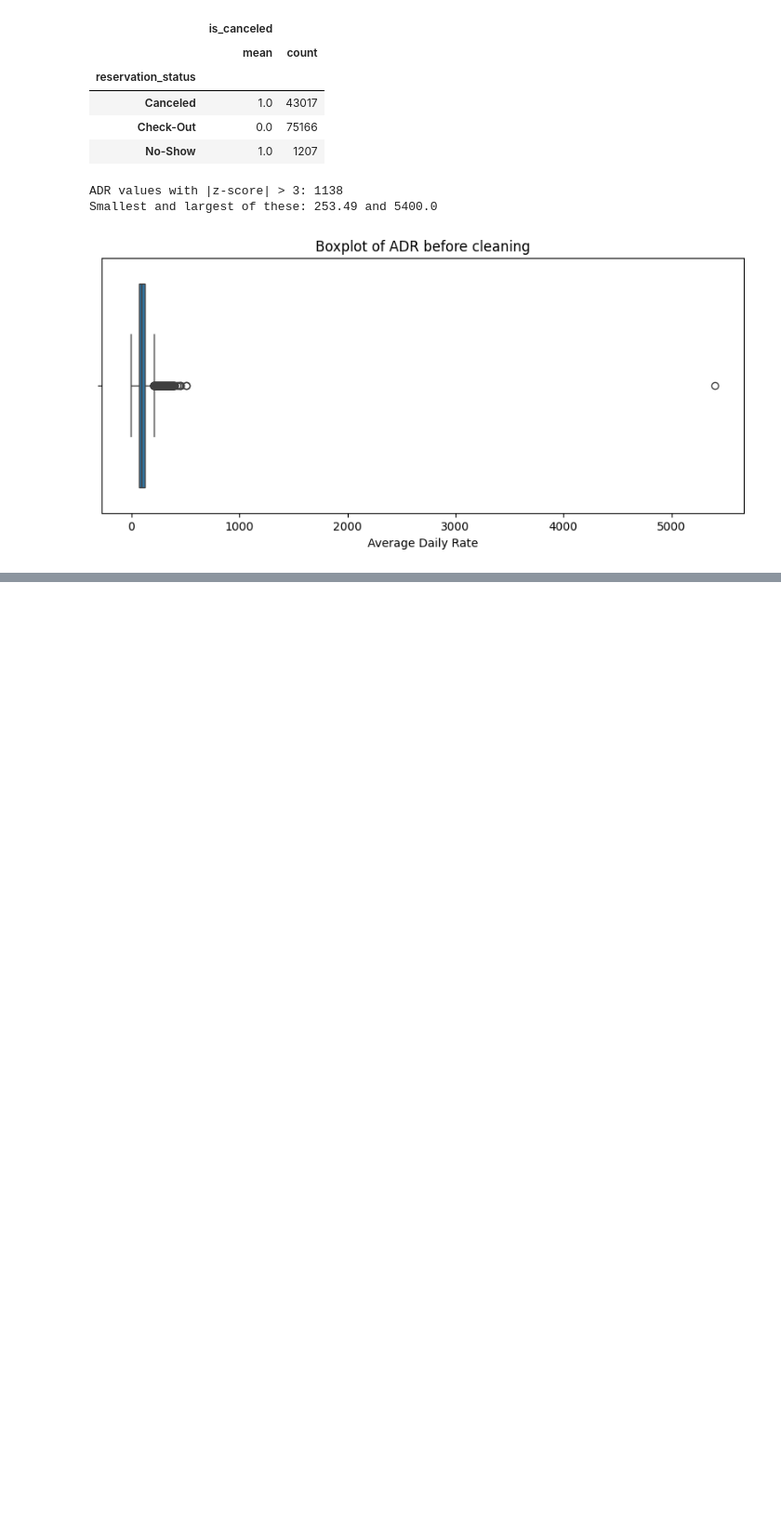
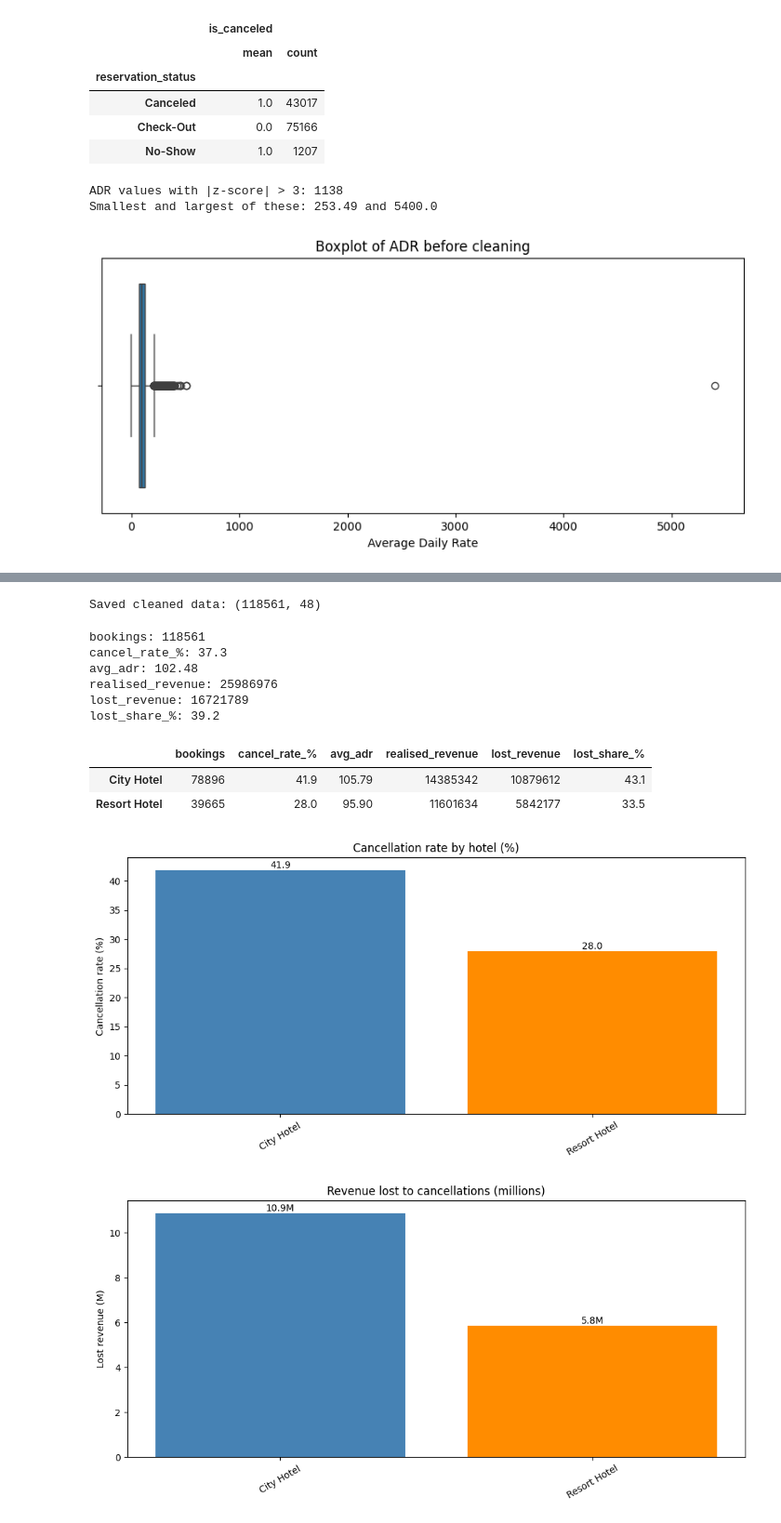
Before and after one commit to atticusptp-cloud/CAPSTONE, a Jupyter notebook: capstone_analysis.ipynb, the cells around one changed output, grey strips where cells are left out. Shown at 93% size. Drawn from its saved outputs; the diff is of its cells as text; code cells hidden in the pictures; blank space fills up the shorter version.

```diff
--- a/capstone_analysis.ipynb
+++ b/capstone_analysis.ipynb
@@ -191,3 +191,29 @@ plt.show()
 ADR values with |z-score| > 3: 1138
 Smallest and largest of these: 253.49 and 5400.0
 [figure]
+# %%
+rows_before = len(df)
+
+# 1. Fill missing values (fillna returns a new DataFrame, so df keeps the raw data)
+clean = df.fillna({"children": 0, "country": "Unknown", "agent": 0, "company": 0})
+
+# 2. Flags for bookings made through an agent / company (missing in the raw data = no agent / company)
+clean["has_agent"] = df["agent"].isnull().map({True: 0, False: 1})
+clean["has_company"] = df["company"].isnull().map({True: 0, False: 1})
+clean["children"] = clean["children"].astype(int)
+
+# 3. New columns
+clean["total_guests"] = clean["adults"] + clean["children"] + clean["babies"]
+clean["total_nights"] = clean["stays_in_weekend_nights"] + clean["stays_in_week_nights"]
+
+# 4. Remove invalid rows
+clean = clean[clean["total_guests"] > 0]
+clean = clean[clean["total_nights"] > 0]
+clean = clean[clean["adr"] >= 0]
+clean = clean[clean["adr"] < 5000]
+clean = clean[clean["market_segment"] != "Undefined"]
+
+print("Rows before cleaning:", rows_before)
+print("Rows after cleaning: ", len(clean))
+print("Rows removed:", rows_before - len(clean), f"({(rows_before - len(clean)) / rows_before * 100:.2f}%)")
+print("Missing values left:", clean[["children", "country", "agent", "company"]].isnull().sum().sum())
@@ -193,0 +270,6 @@ Smallest and largest of these: 253.49 and 5400.0
+# %%
+# Export the cleaned dataset
+clean.to_csv("https://raw.githubusercontent.com/atticusptp-cloud/CAPSTONE/refs/heads/main/Bookings.csv", index=False)
+print("Saved cleaned data:", clean.shape)
+# %% [output]
+Saved cleaned data: (118561, 48)
@@ -193,0 +316,29 @@ Smallest and largest of these: 253.49 and 5400.0
+# %%
+# Objective 1: Overall booking and cancellation performance
+overall = kpis(clean)
+for key, value in overall.items():
+    print(f"{key}: {value}")
+# %% [output]
+bookings: 118561
+cancel_rate_%: 37.3
+avg_adr: 102.48
+realised_revenue: 25986976
+lost_revenue: 16721789
+lost_share_%: 39.2
+# %%
+city = clean[clean["hotel"] == "City Hotel"]
+resort = clean[clean["hotel"] == "Resort Hotel"]
+hotel_kpis = pd.DataFrame([kpis(city), kpis(resort)], index=["City Hotel", "Resort Hotel"])
+hotel_kpis
+# %% [output]
+|  | bookings | cancel_rate_% | avg_adr | realised_revenue | lost_revenue | lost_share_% |
+| City Hotel | 78896 | 41.9 | 105.79 | 14385342 | 10879612 | 43.1 |
+| Resort Hotel | 39665 | 28.0 | 95.90 | 11601634 | 5842177 | 33.5 |
+# %%
+bar_with_labels(hotel_kpis.index, hotel_kpis["cancel_rate_%"], "Cancellation rate by hotel (%)", "Cancellation rate (%)",
+                color=["steelblue", "darkorange"])
+bar_with_labels(hotel_kpis.index, hotel_kpis["lost_revenue"] / 1000000, "Revenue lost to cancellations (millions)",
+                "Lost revenue (M)", color=["steelblue", "darkorange"], fmt="{:.1f}M")
+# %% [output]
+[figure, added]
+[figure, added]
```
Also changed, not shown: parts of 3 cells of this notebook.
